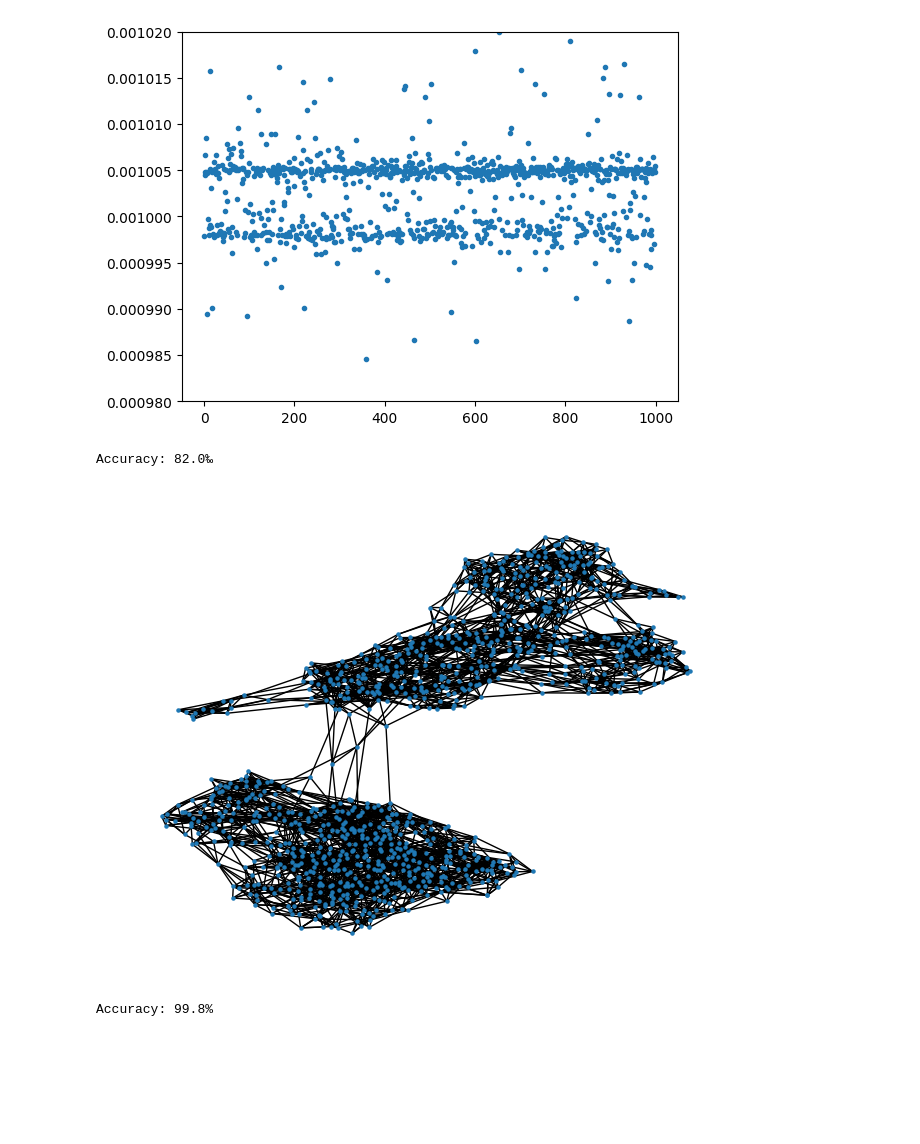
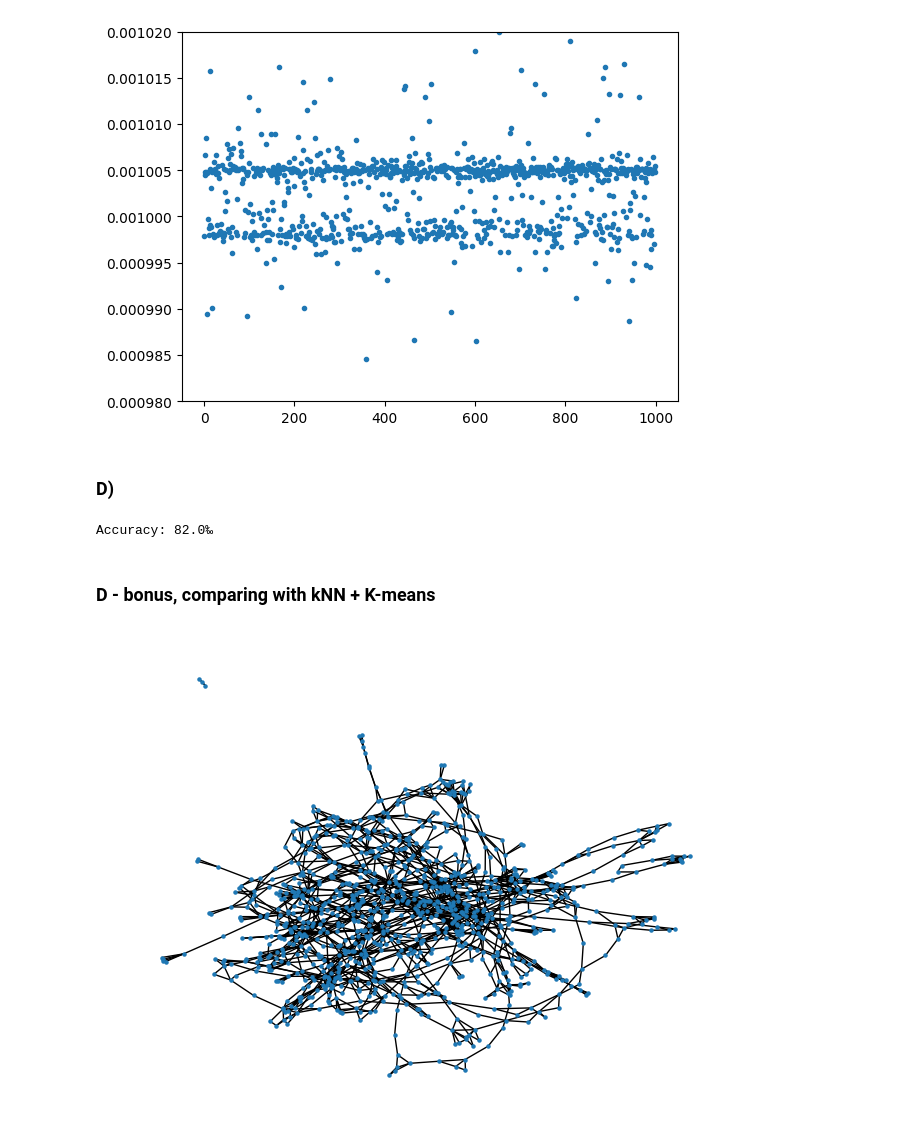
Before and after one commit to dahnlund/SF2526-Lab2, a Jupyter notebook: ex4.ipynb, the cells around one changed output. Drawn from its saved outputs; the diff is of its cells as text; code cells hidden in the pictures; blank space fills up the shorter version.

```diff
--- a/ex4.ipynb
+++ b/ex4.ipynb
@@ -168,6 +168,8 @@ plt.ylim(bottom = 0.00098, top = 0.00102)
 # %% [output]
 (0.00098, 0.00102)
 [figure]
+# %% [markdown]
+### D)
 # %%
 tau = np.median(eigvectors[:,1])
 predictions = 1*(eigvectors[:,1] < tau)
@@ -177,18 +179,34 @@ print(f'Accuracy: {accuracy*100}‰')
 # %% [output]
 Accuracy: 82.0‰
+# %% [markdown]
+### D - bonus, comparing with kNN + K-means
 # %%
 def knn(Dist, k):
     n = Dist.shape[0]
     W = np.zeros((n, n))
     knn_indices = np.argsort(Dist, axis=1)[:, :k+1]
 
     for i in range(n):
         W[i, knn_indices[i, 1:]] = 1
         W[knn_indices[i, 1:], i] = 1
     return W
 
-W = knn(S, 5)
+W = knn(S, 2)
 G = nx.from_numpy_matrix(W)
 nx.draw(G, node_size = 5)
+
+def cluster(W, k):
+    D = np.diag(np.sum(W, axis = 1))
+    L = D - W
+    _, eigvectors = eig(L)
+    U = eigvectors[:,:k]
+    kmeans = KMeans(n_clusters = k).fit(U)
+    return kmeans.labels_
+
+clusters = cluster(W, 2)
+
+accuracy = np.mean(clusters == correct_adj)
+
+print(f'Accuracy: {accuracy * 100}%')
 # %% [output]
-[figure, old version]
+[figure, new version]
@@ -205,7 +212,0 @@ clusters = cluster(W, 2)
-# %%
-correct_adj = (correct - 1).T[0] # To make it in the same format as clusters
-accuracy = np.mean(clusters == correct_adj)
-
-print(f'Accuracy: {accuracy * 100}%')
-# %% [output]
-Accuracy: 99.8%
```
Also changed, not shown: parts of 2 cells of this notebook.
